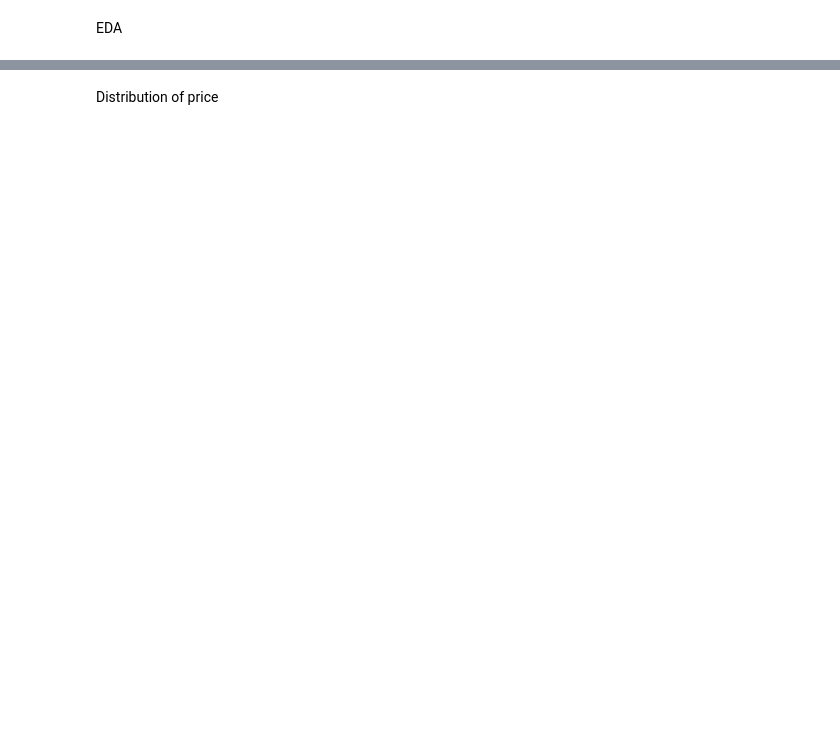
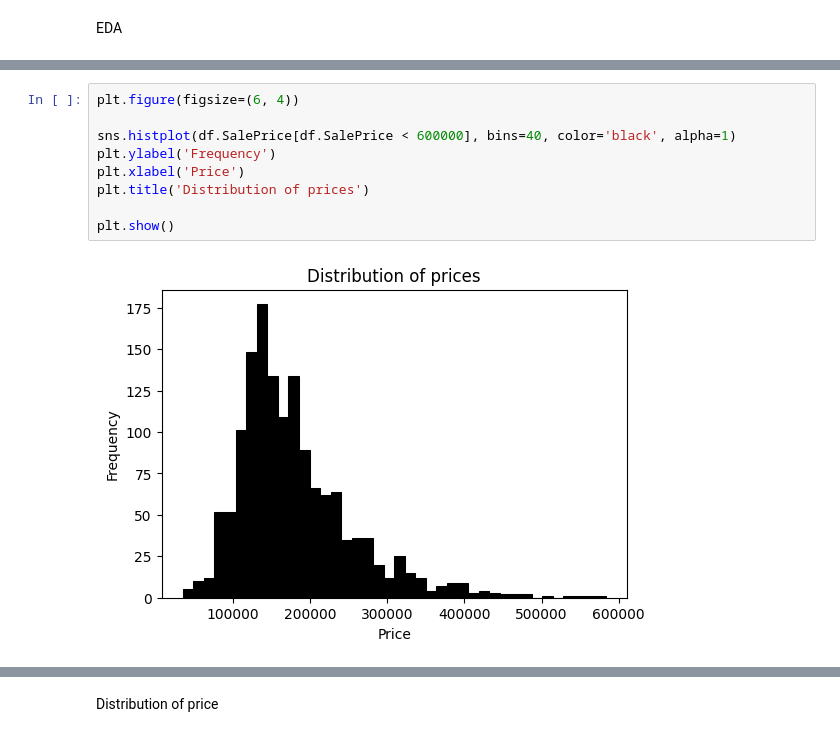
Before and after one commit to shwehan/datathon23, a Jupyter notebook: Datathon_IA_House_Prices.ipynb, the cells around one changed output, grey strips where cells are left out. Saved outputs shown, nothing was run; the diff lists cells and outputs as text; blank space fills up the shorter version.

```diff
--- a/Datathon_IA_House_Prices.ipynb
+++ b/Datathon_IA_House_Prices.ipynb
@@ -190,0 +186,11 @@ Name: saleprice, dtype: int64
+# %%
+plt.figure(figsize=(6, 4))
+
+sns.histplot(df.SalePrice[df.SalePrice < 600000], bins=40, color='black', alpha=1)
+plt.ylabel('Frequency')
+plt.xlabel('Price')
+plt.title('Distribution of prices')
+
+plt.show()
+# %% [output]
+[figure, added]
```
Also changed, not shown: parts of 34 cells of this notebook.
